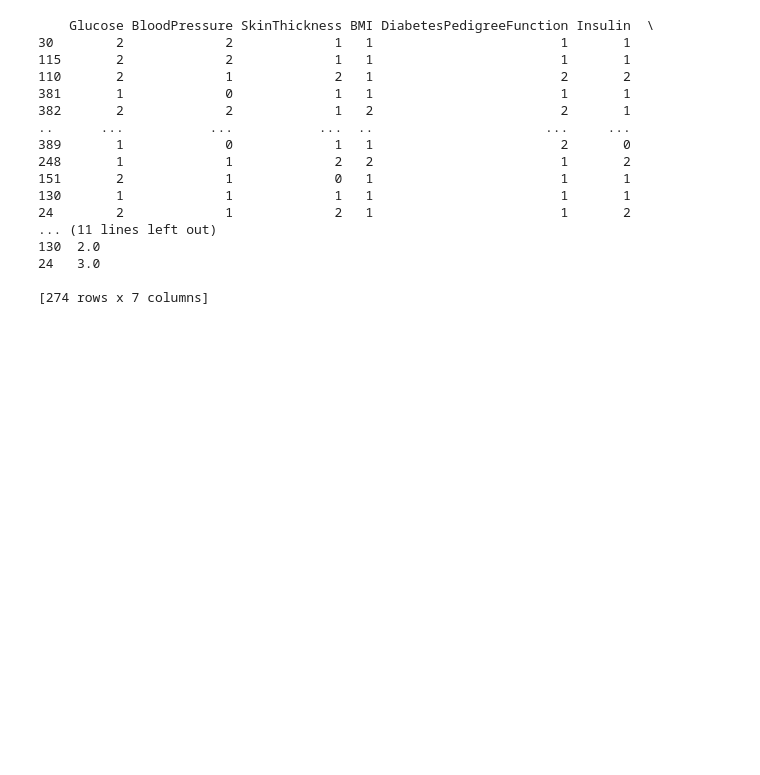
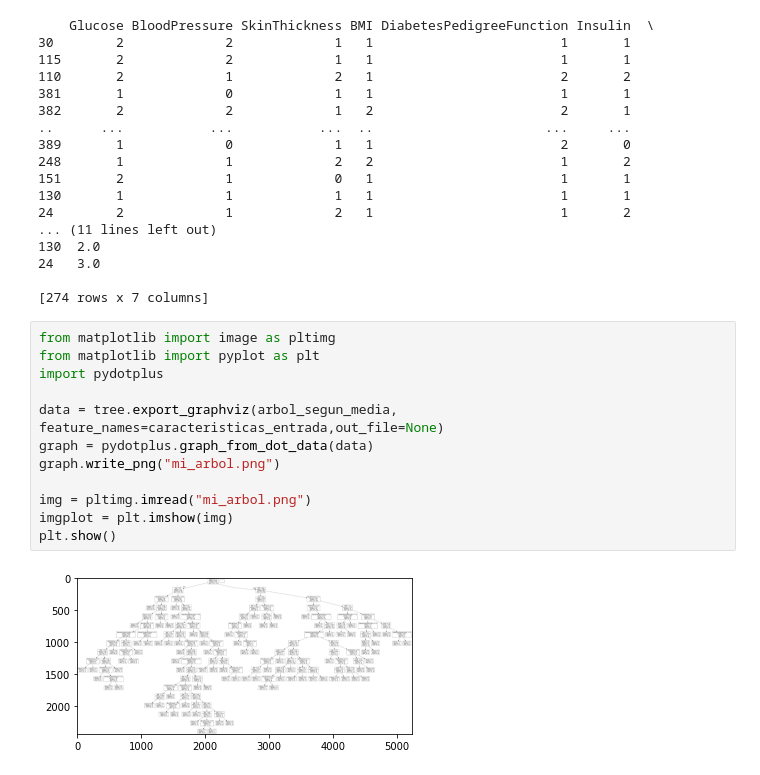
Before and after one commit to allanes/curso_aprendizaje_autom_tp1, a Jupyter notebook: ejercicio1.ipynb, the cells around one changed output. Cells and saved outputs as stored; diff of their text form; blank space fills up the shorter version.

```diff
--- a/ejercicio1.ipynb
+++ b/ejercicio1.ipynb
@@ -166,3 +167,17 @@ print(X_train)
 24   3.0
 
 [274 rows x 7 columns]
+# %%
+from matplotlib import image as pltimg
+from matplotlib import pyplot as plt
+import pydotplus
+
+data = tree.export_graphviz(arbol_segun_media, feature_names=caracteristicas_entrada,out_file=None)
+graph = pydotplus.graph_from_dot_data(data)
+graph.write_png("mi_arbol.png")
+
+img = pltimg.imread("mi_arbol.png")
+imgplot = plt.imshow(img)
+plt.show()
+# %% [output]
+[figure, added]
```
Also changed, not shown: parts of 2 cells of this notebook.
